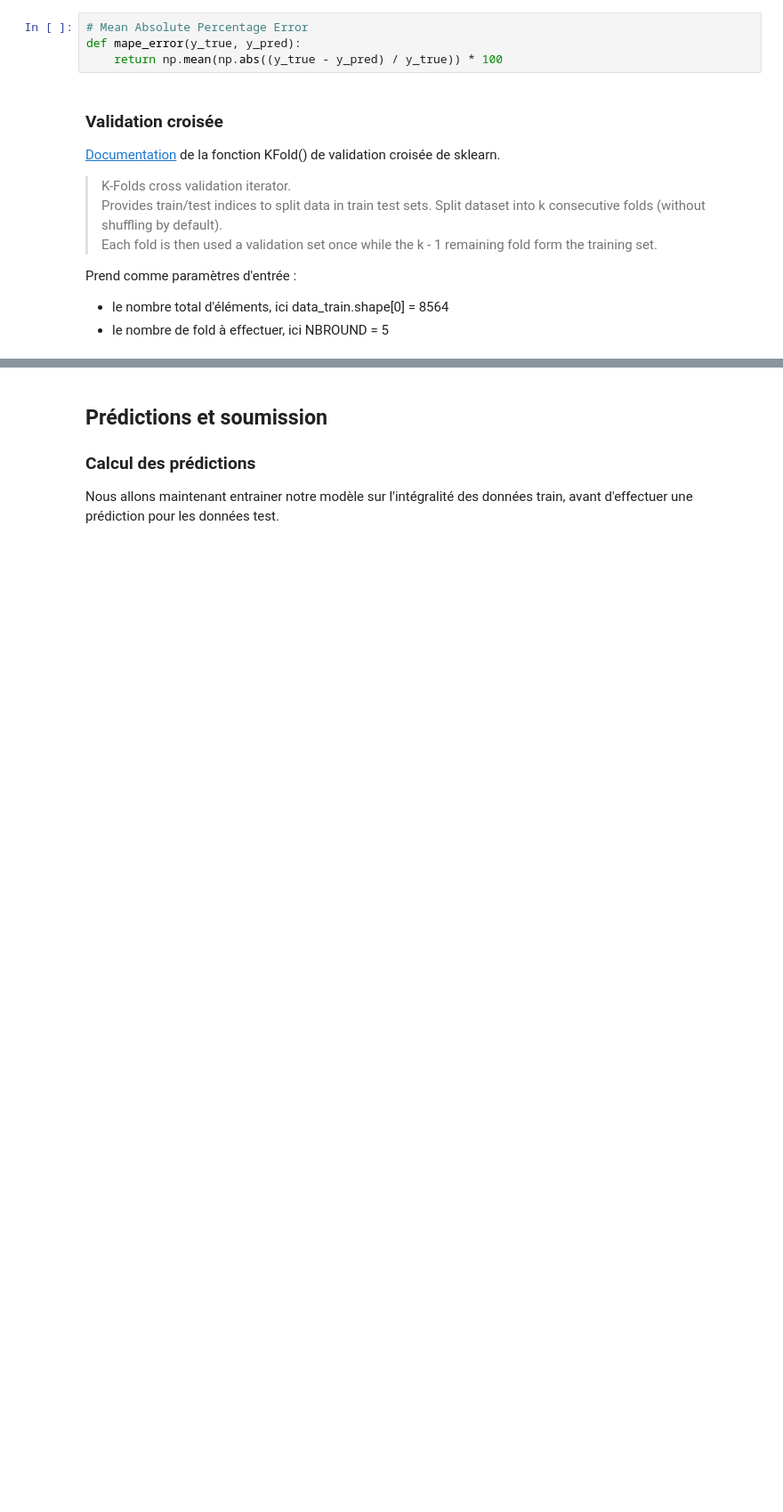
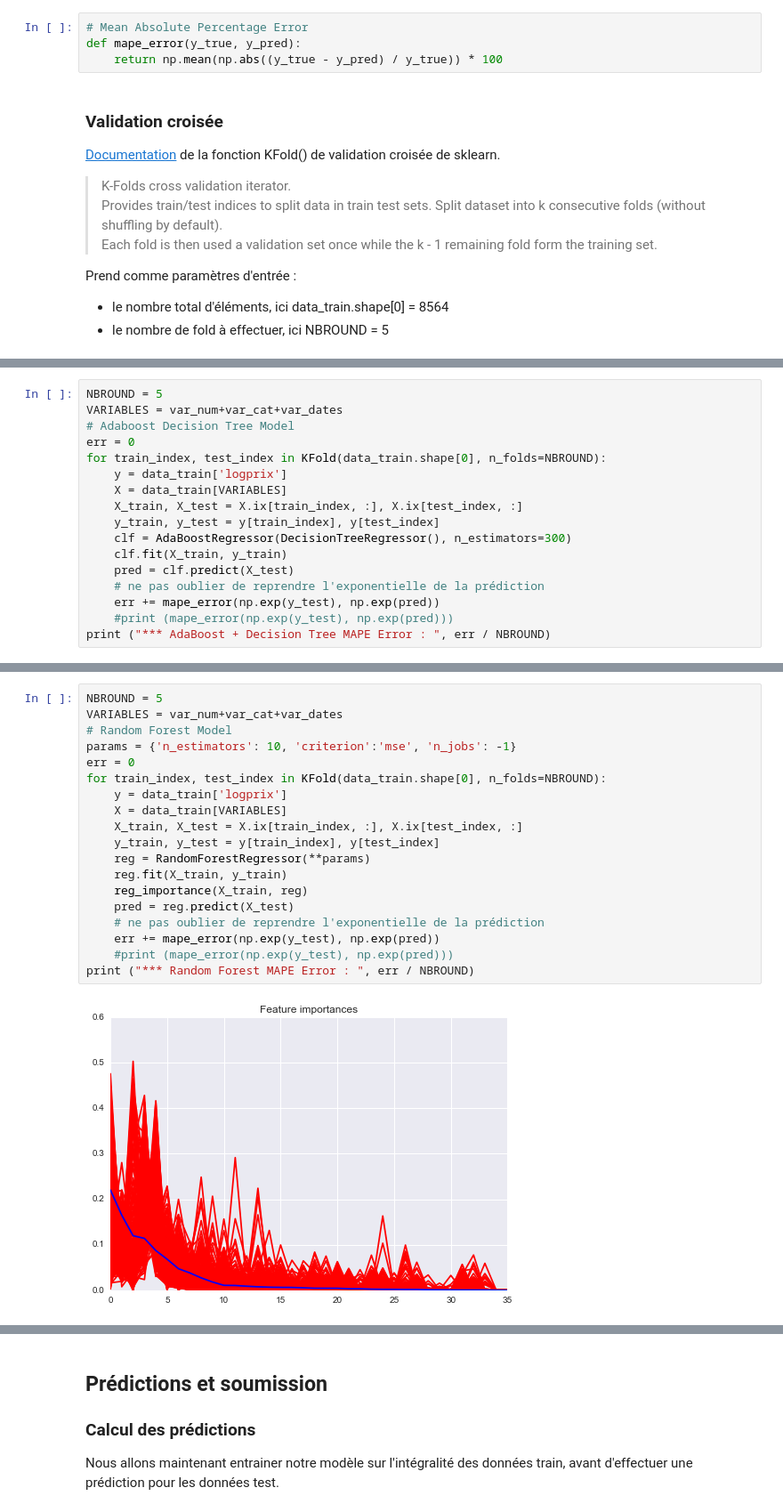
Before and after one commit to SamAstro/datascience.net-challenge-25, a Jupyter notebook: datasciencenet_challenge25.ipynb, the cells around one changed output, grey strips where cells are left out. Shown at 89% size. Drawn from its saved outputs; the diff is of its cells as text; blank space fills up the shorter version.

Commit message:
I've added some feature selection to the analysis. It actually worsen the prediction score.

```diff
--- a/datasciencenet_challenge25.ipynb
+++ b/datasciencenet_challenge25.ipynb
@@ -249,0 +305,17 @@ print ("*** MAPE Error : ", err / NBROUND)
+# %%
+NBROUND = 5
+VARIABLES = var_num+var_cat+var_dates
+# Adaboost Decision Tree Model
+err = 0
+for train_index, test_index in KFold(data_train.shape[0], n_folds=NBROUND):
+    y = data_train['logprix']
+    X = data_train[VARIABLES]
+    X_train, X_test = X.ix[train_index, :], X.ix[test_index, :]
+    y_train, y_test = y[train_index], y[test_index]
+    clf = AdaBoostRegressor(DecisionTreeRegressor(), n_estimators=300)
+    clf.fit(X_train, y_train)
+    pred = clf.predict(X_test)
+    # ne pas oublier de reprendre l'exponentielle de la prédiction
+    err += mape_error(np.exp(y_test), np.exp(pred))
+    #print (mape_error(np.exp(y_test), np.exp(pred)))
+print ("*** AdaBoost + Decision Tree MAPE Error : ", err / NBROUND)
@@ -251,0 +334,21 @@ Notre modèle *Random Forest* prédit les prix des médicaments avec une erreur
+# %%
+NBROUND = 5
+VARIABLES = var_num+var_cat+var_dates
+# Random Forest Model
+params = {'n_estimators': 10, 'criterion':'mse', 'n_jobs': -1}
+err = 0
+for train_index, test_index in KFold(data_train.shape[0], n_folds=NBROUND):
+    y = data_train['logprix']
+    X = data_train[VARIABLES]
+    X_train, X_test = X.ix[train_index, :], X.ix[test_index, :]
+    y_train, y_test = y[train_index], y[test_index]
+    reg = RandomForestRegressor(**params)
+    reg.fit(X_train, y_train)
+    reg_importance(X_train, reg)
+    pred = reg.predict(X_test)
+    # ne pas oublier de reprendre l'exponentielle de la prédiction
+    err += mape_error(np.exp(y_test), np.exp(pred))
+    #print (mape_error(np.exp(y_test), np.exp(pred)))
+print ("*** Random Forest MAPE Error : ", err / NBROUND)
+# %% [output]
+[figure, added]
```
Also changed, not shown: parts of 16 cells of this notebook, 1 other file.
